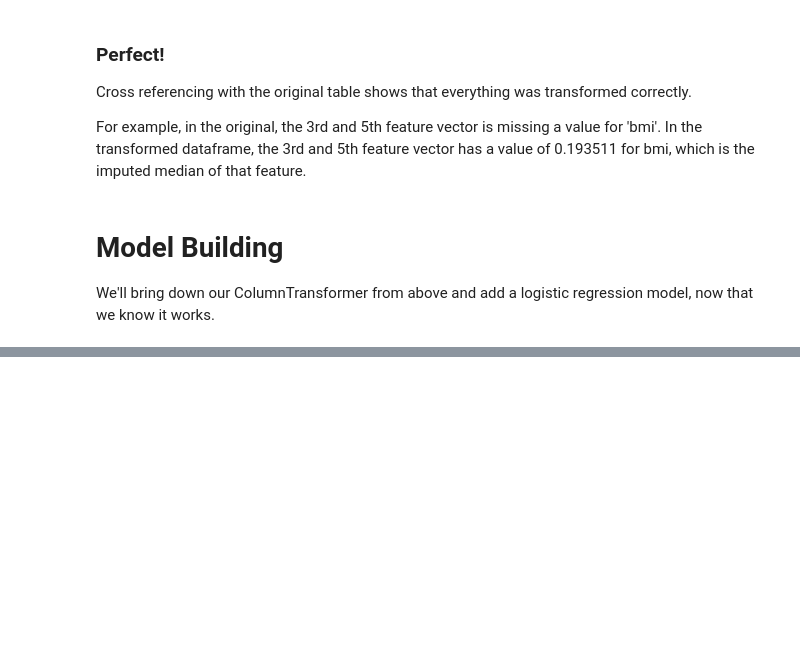
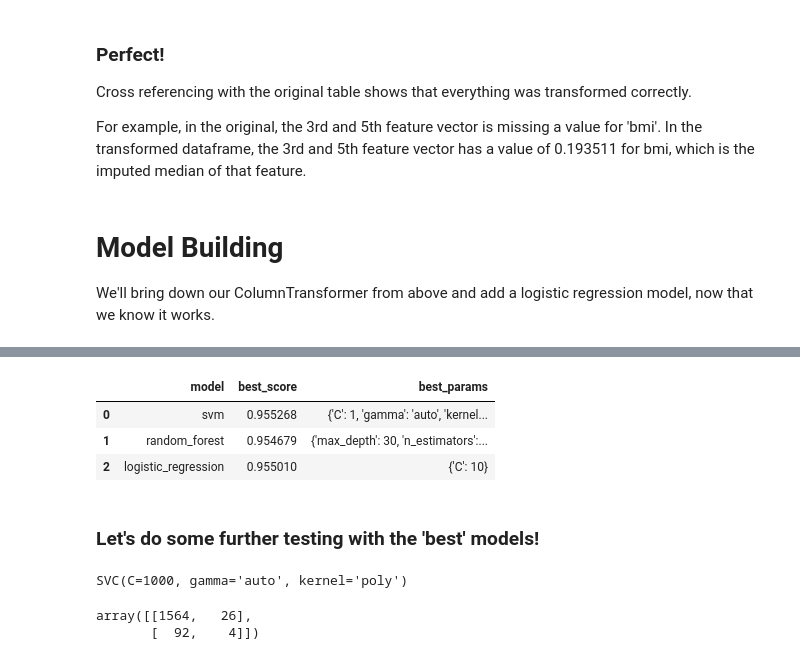
Before and after one commit to KyleSukley/StrokeData, a Jupyter notebook: StrokeData.ipynb, the cells around one changed output, grey strips where cells are left out. Cells and saved outputs as stored; diff of their text form; code cells hidden in the pictures; blank space fills up the shorter version.

Commit message:
tuned the models

```diff
--- a/StrokeData.ipynb
+++ b/StrokeData.ipynb
@@ -731,2 +564,0 @@ SVM_SMOTE_pipe = imbpipeline(steps=[['preprocessor', preprocessor],
-# %%
-SVM_SMOTE_pipe.fit(X_train, y_train)
@@ -771,2 +564,0 @@ forest_SMOTE_pipe = imbpipeline(steps=[['preprocessor', preprocessor],
-# %%
-forest_SMOTE_pipe.fit(X_train, y_train)
@@ -809,0 +574,35 @@ weighted avg       0.94      0.69      0.77      1686
+# %%
+model_params = {
+    'svc': {
+        'model': SVC(),
+        'params': {
+            'gamma': ['scale','auto'],
+            'C': [1,10,100, 1000],
+            'kernel': ['linear', 'poly', 'rbf', 'sigmoid']
+        }
+    },
+    'random_forest': {
+        'model': RandomForestClassifier(),
+        'params': {
+            'n_estimators':[1,10,50, 200, 400, 600, 1000],
+            'max_depth': [10, 20, 30, 40, 50, 60, 70, 80],
+        }
+    },
+    'logistic_regression': {
+        'model': LogisticRegression(solver='liblinear', multi_class='auto'),
+        'params': {
+            'C': [1,5,10]
+        }
+    }
+}
+# %%
+scores = []
+
+for model_name, mp in model_params.items():
+    clf = HalvingGridSearchCV(mp['model'], mp['params'], cv=5, return_train_score=False, verbose=1)
+    clf.fit(clean_X_train,y_train)
+    scores.append({
+        'model': model_name,
+        'best_score': clf.best_score_,
+        'best_params': clf.best_params_
+    })
@@ -809,0 +627,10 @@ weighted avg       0.94      0.69      0.77      1686
+# %%
+df_results = pd.DataFrame(scores,columns=['model', 'best_score', 'best_params'])
+df_results
+# %% [output]
+|  | model | best_score | best_params |
+| 0 | svm | 0.955268 | {'C': 1, 'gamma': 'auto', 'kernel... |
+| 1 | random_forest | 0.954679 | {'max_depth': 30, 'n_estimators':... |
+| 2 | logistic_regression | 0.955010 | {'C': 10} |
+# %% [markdown]
+### Let's do some further testing with the 'best' models!
@@ -809,0 +641,9 @@ weighted avg       0.94      0.69      0.77      1686
+# %%
+best_svc.fit(X_train_cleaned,y_train)
+# %% [output]
+SVC(C=1000, gamma='auto', kernel='poly')
+# %%
+confusion_matrix(y_test,best_svc.predict(X_test_cleaned))
+# %% [output]
+array([[1564,   26],
+       [  92,    4]])
```
Also changed, not shown: parts of 71 cells of this notebook, 1 other file.
